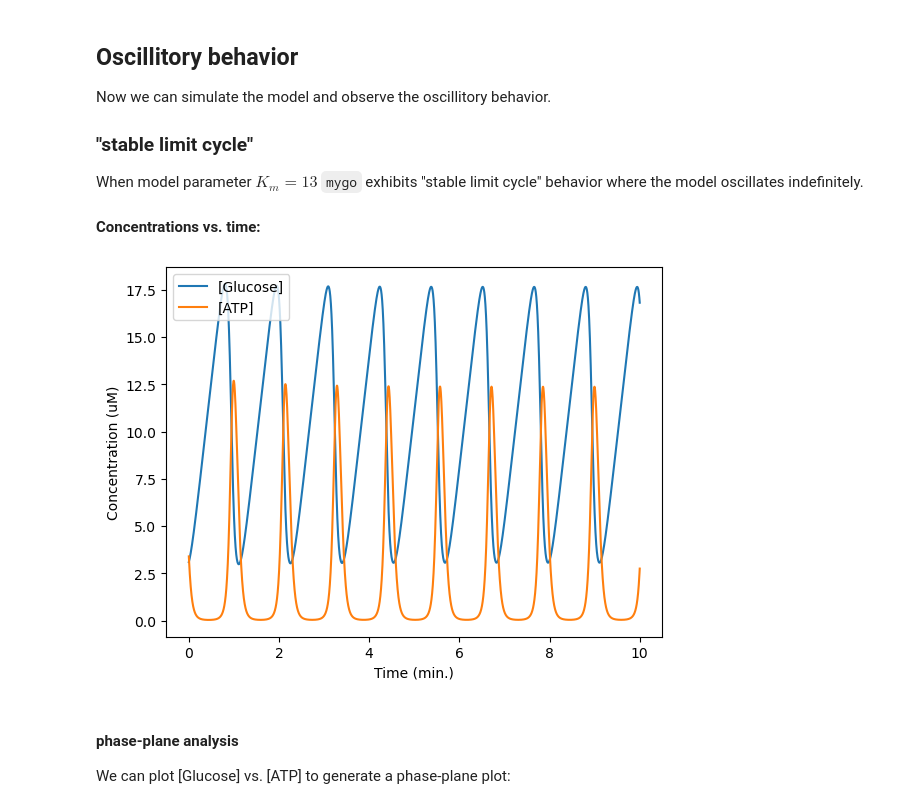
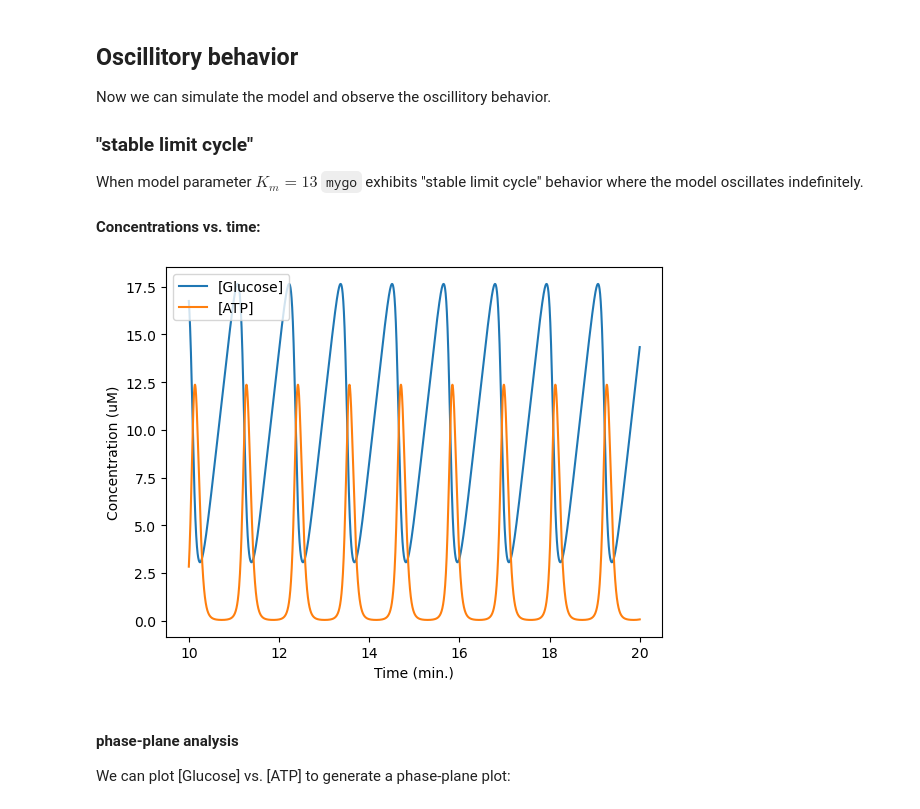
Before and after one commit to blakeaw/MYGO, a Jupyter notebook: stability-analysis.ipynb, the cells around one changed output. Cells and saved outputs as stored; diff of their text form; code cells hidden in the pictures.

Commit message:
Updated the tspan used for simulations in the notebook.

```diff
--- a/stability-analysis.ipynb
+++ b/stability-analysis.ipynb
@@ -17,7 +17,7 @@ from mygo import model
 First we can setup the simulator:
 # %%
 # Timespan for the simulation in seconds
-tspan = np.arange(0, 10*60*10) /10
+tspan = np.arange(0, 10*60*20) /10
 # Timespand converted to minutes
 tspan_min = tspan / 60
 # Initialize the simulator
@@ -40,14 +44,14 @@ param_values[Km_mask] = 13.
 # %%
 yfull_13 = simulator.run(param_values=param_values).all
 # %%
-plt.plot(tspan_min, yfull_13['oG'], label='[Glucose]')
-plt.plot(tspan_min , yfull_13['oATP'], label='[ATP]')
+plt.plot(tspan_min[6000:], yfull_13['oG'][6000:], label='[Glucose]')
+plt.plot(tspan_min[6000:] , yfull_13['oATP'][6000:], label='[ATP]')
 plt.ylabel("Concentration (uM)")
 plt.xlabel("Time (min.)")
 plt.legend(loc='upper left')
 plt.show()
 # %% [output]
-[figure, old version]
+[figure, new version]
 # %% [markdown]
 #### phase-plane analysis
 
```
Also changed, not shown: parts of 3 cells of this notebook.
